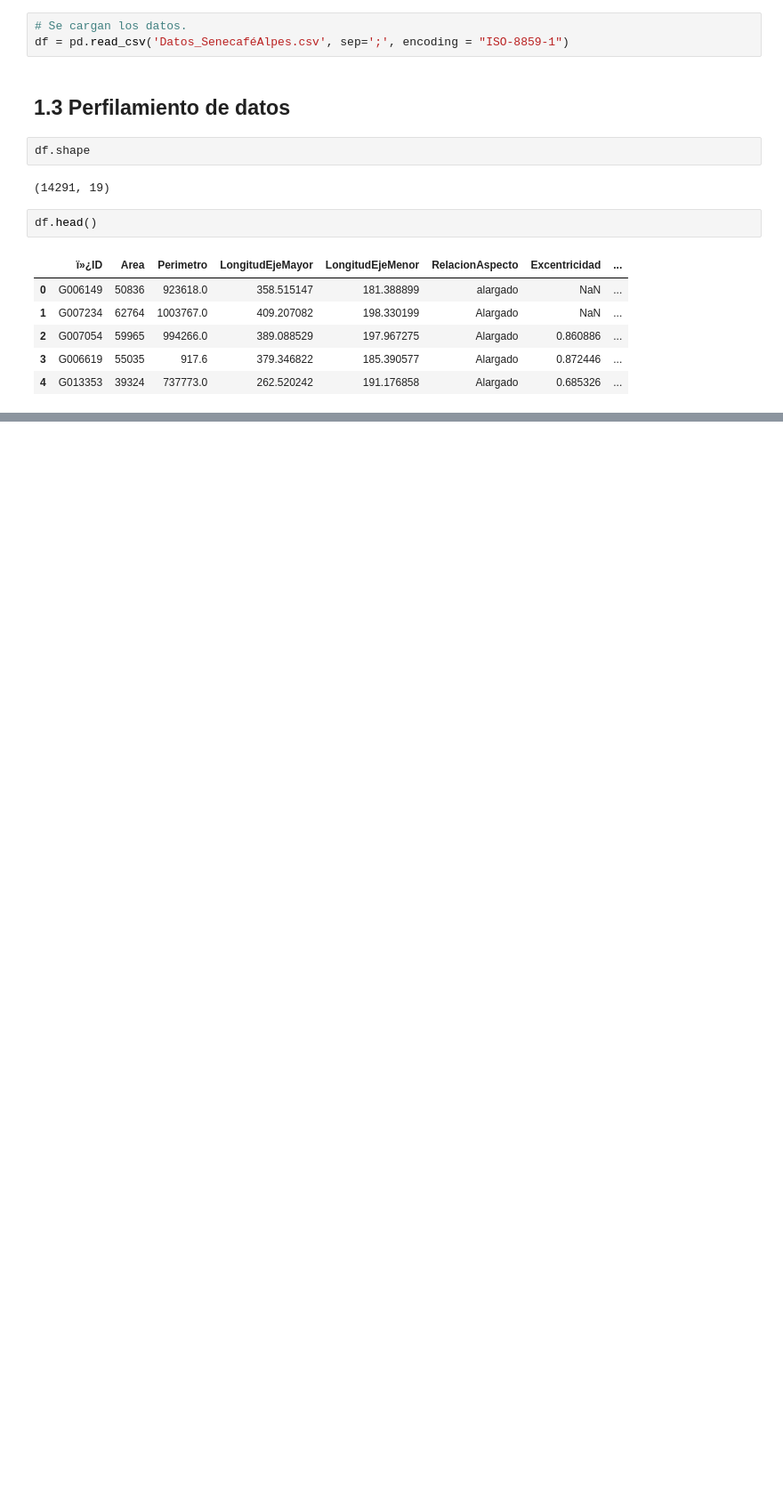
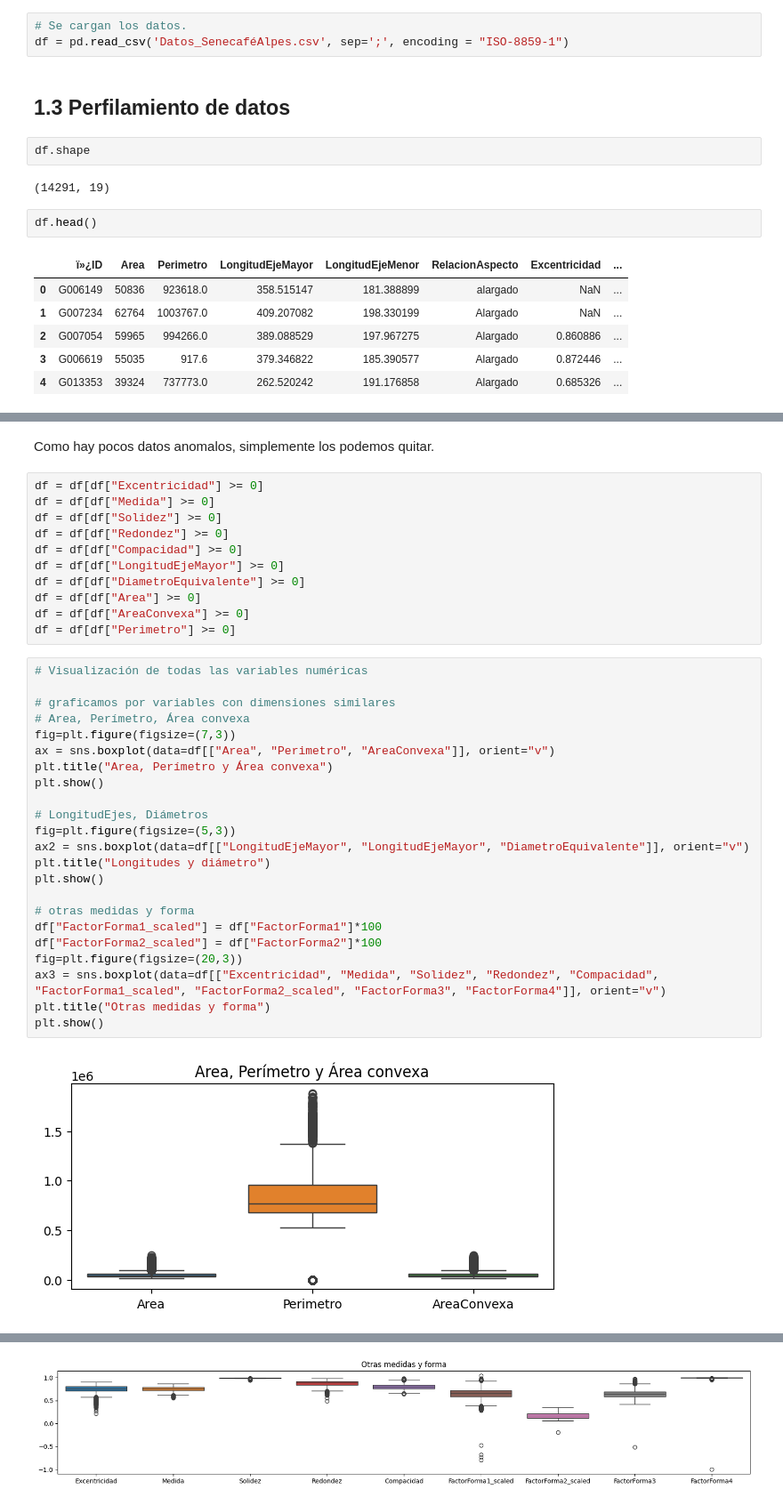
Before and after one commit to BI-organization/lab2, a Jupyter notebook: Lab2.ipynb, the cells around one changed output, grey strips where cells are left out. Shown at 89% size. Drawn from its saved outputs; the diff is of its cells as text; blank space fills up the shorter version.

```diff
--- a/Lab2.ipynb
+++ b/Lab2.ipynb
@@ -117,0 +165,38 @@ plt.show()
+# %% [markdown]
+Como hay pocos datos anomalos, simplemente los podemos quitar.
+# %%
+df = df[df["Excentricidad"] >= 0]
+df = df[df["Medida"] >= 0]
+df = df[df["Solidez"] >= 0]
+df = df[df["Redondez"] >= 0]
+df = df[df["Compacidad"] >= 0]
+df = df[df["LongitudEjeMayor"] >= 0]
+df = df[df["DiametroEquivalente"] >= 0]
+df = df[df["Area"] >= 0]
+df = df[df["AreaConvexa"] >= 0]
+df = df[df["Perimetro"] >= 0]
+# %%
+# Visualización de todas las variables numéricas
+
+# graficamos por variables con dimensiones similares
+# Area, Perímetro, Área convexa
+fig=plt.figure(figsize=(7,3))
+ax = sns.boxplot(data=df[["Area", "Perimetro", "AreaConvexa"]], orient="v")
+plt.title("Area, Perímetro y Área convexa")
+plt.show()
+
+# LongitudEjes, Diámetros
+fig=plt.figure(figsize=(5,3))
+ax2 = sns.boxplot(data=df[["LongitudEjeMayor", "LongitudEjeMayor", "DiametroEquivalente"]], orient="v")
+plt.title("Longitudes y diámetro")
+plt.show()
+
+# otras medidas y forma
+df["FactorForma1_scaled"] = df["FactorForma1"]*100
+df["FactorForma2_scaled"] = df["FactorForma2"]*100
+fig=plt.figure(figsize=(20,3))
+ax3 = sns.boxplot(data=df[["Excentricidad", "Medida", "Solidez", "Redondez", "Compacidad", "FactorForma1_scaled", "FactorForma2_scaled", "FactorForma3", "FactorForma4"]], orient="v")
+plt.title("Otras medidas y forma")
+plt.show()
+# %% [output]
+[figure, added]
@@ -117,0 +204 @@ plt.show()
+[figure, added]
```
Also changed, not shown: parts of 39 cells of this notebook.
